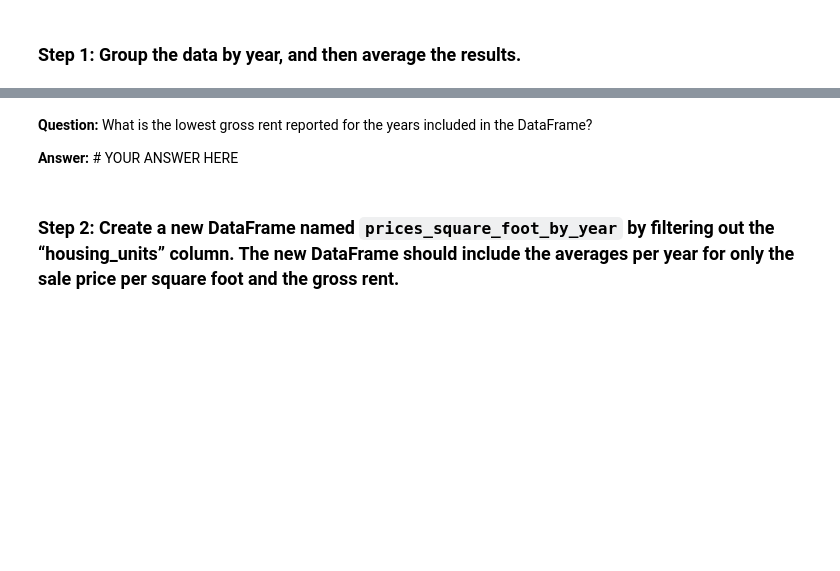
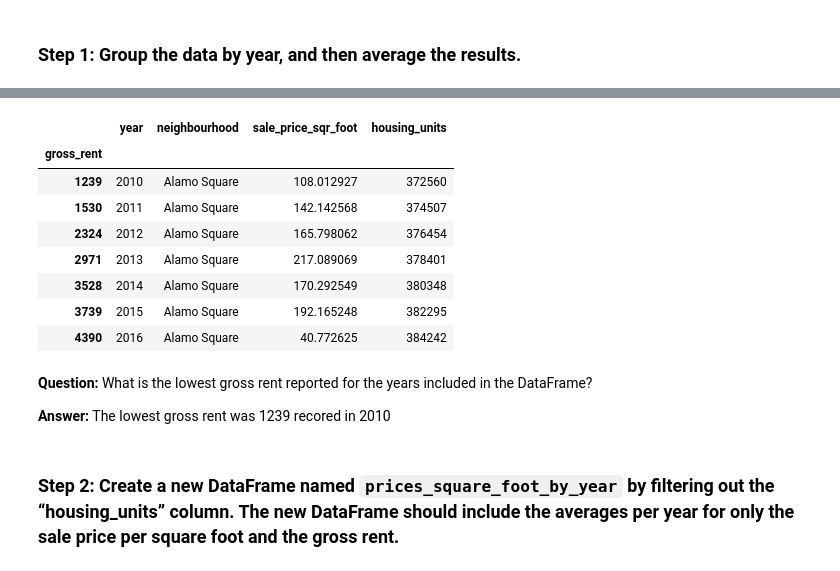
Before and after one commit to ritathomas32/Module_6_Challenge, a Jupyter notebook: san_francisco_housing.ipynb, the cells around one changed output, grey strips where cells are left out. Cells and saved outputs as stored; diff of their text form; code cells hidden in the pictures; blank space fills up the shorter version.

```diff
--- a/san_francisco_housing.ipynb
+++ b/san_francisco_housing.ipynb
@@ -130,8 +133,7 @@ from pathlib import Path
 # %%
 # Using the read_csv function and Path module, create a DataFrame
 # by importing the sfo_neighbourhoods_census_data.csv file from the Resources folder
-sfo_data_df = # YOUR CODE HERE
+sfo_data  = pd.read_csv("sfo_neighbourhoods_census_data.csv")
 
-# Review the first and last five rows of the DataFrame
-# YOUR CODE HERE
-# YOUR CODE HERE
+# Review the first five rows of the DataFrame
+sfo_data.head()
@@ -213,7 +274,23 @@ prices_square_foot_by_year = # YOUR CODE HERE
+# %%
+# Calculated lowest gross rent
+prices_square_foot_by_year = sfo_data.groupby("gross_rent").min()
+
+# Review the resulting DataFrame
+prices_square_foot_by_year
+# %% [output]
+|  | year | neighbourhood | sale_price_sqr_foot | housing_units |
+| gross_rent |  |  |  |  |
+| 1239 | 2010 | Alamo Square | 108.012927 | 372560 |
+| 1530 | 2011 | Alamo Square | 142.142568 | 374507 |
+| 2324 | 2012 | Alamo Square | 165.798062 | 376454 |
+| 2971 | 2013 | Alamo Square | 217.089069 | 378401 |
+| 3528 | 2014 | Alamo Square | 170.292549 | 380348 |
+| 3739 | 2015 | Alamo Square | 192.165248 | 382295 |
+| 4390 | 2016 | Alamo Square | 40.772625 | 384242 |
 # %% [markdown]
 **Question:** What is the lowest gross rent reported for the years included in the DataFrame?
 
-**Answer:** # YOUR ANSWER HERE
+**Answer:** The lowest gross rent was 1239 recored in 2010
 # %% [markdown]
 ### Step 2: Create a new DataFrame named `prices_square_foot_by_year` by filtering out the “housing_units” column. The new DataFrame should include the averages per year for only the sale price per square foot and the gross rent.
 # %%
```
Also changed, not shown: parts of 29 cells of this notebook.
